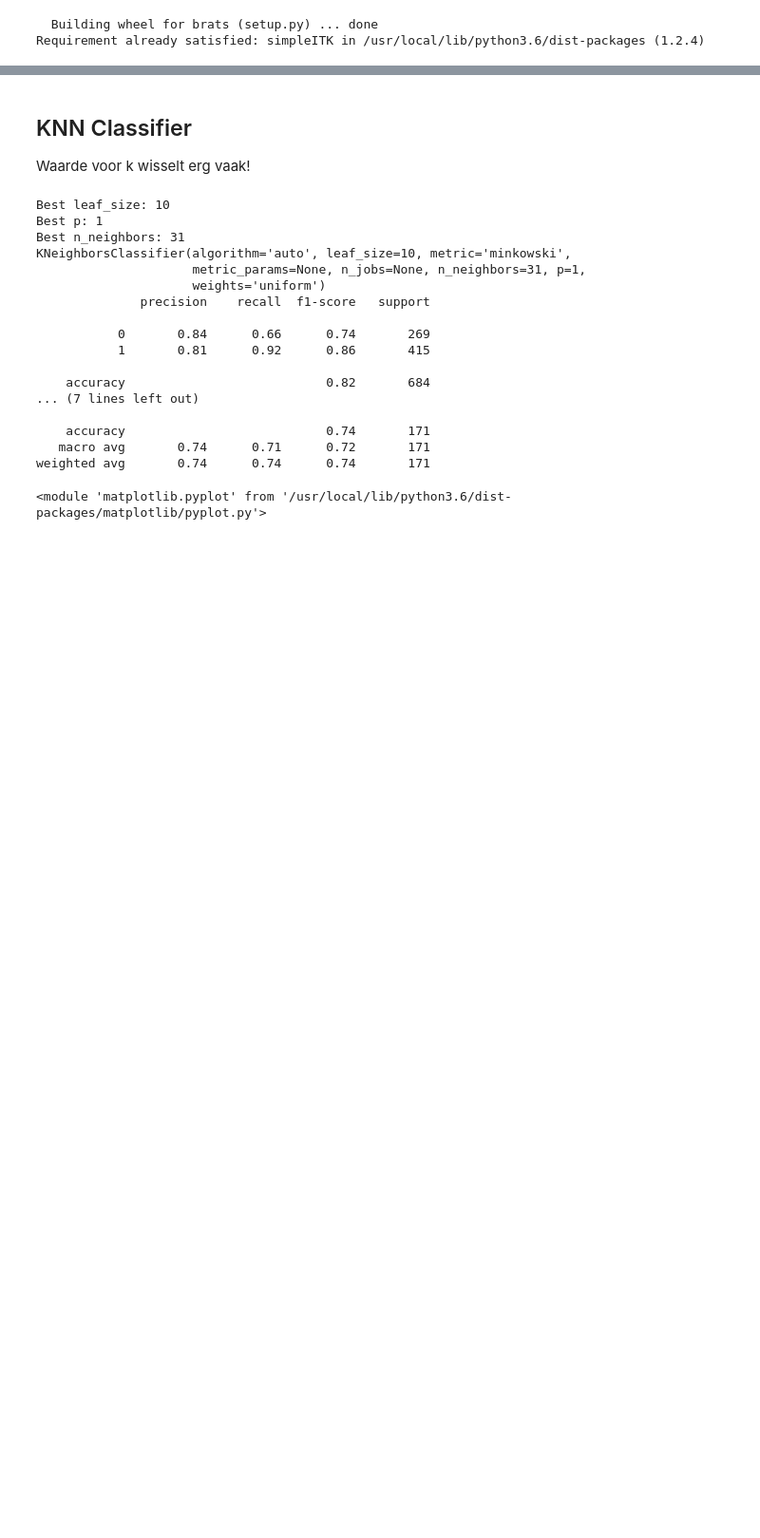
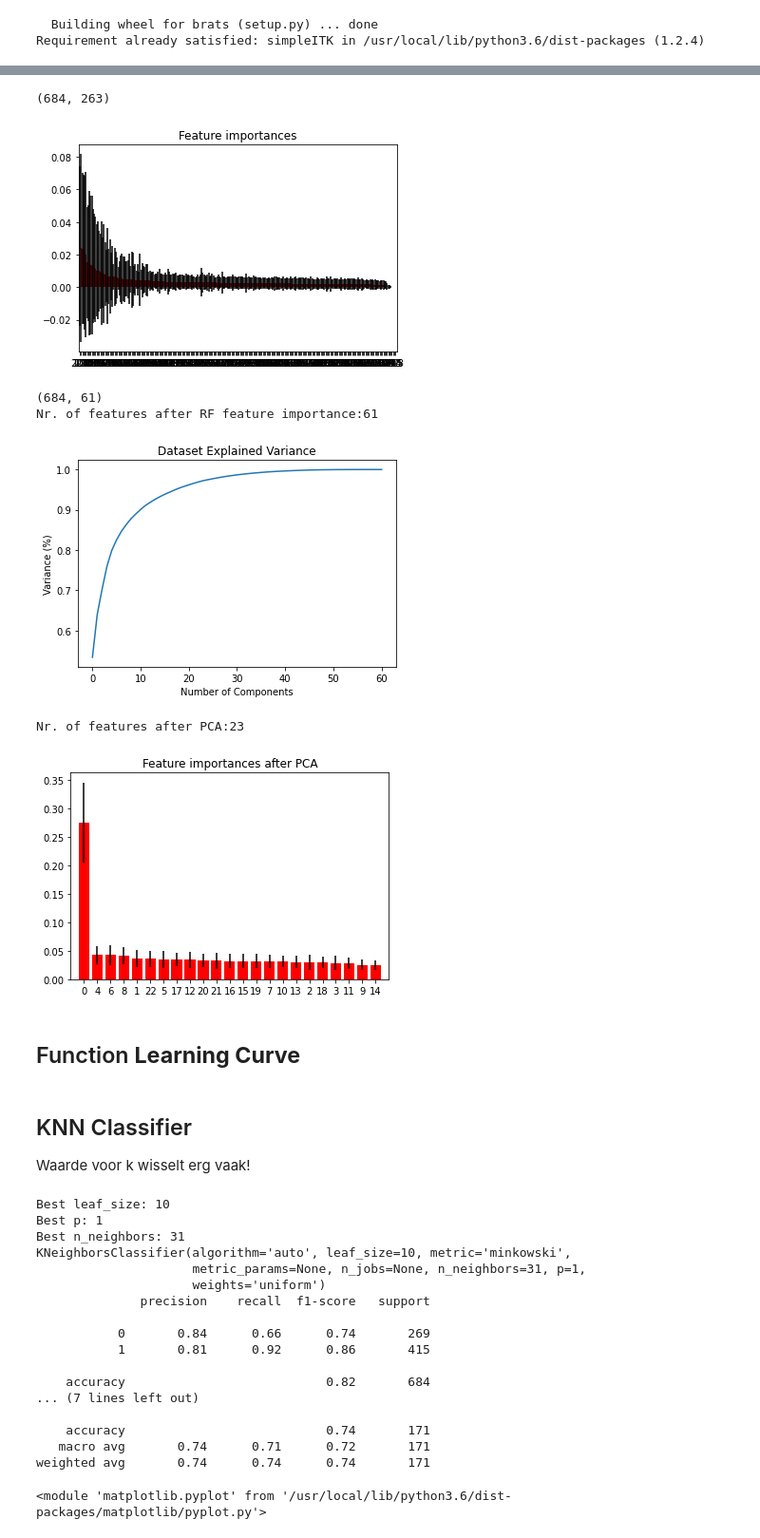
Before and after one commit to annawalstra/TM10007_Group5, a Jupyter notebook: assignment.ipynb, the cells around one changed output, grey strips where cells are left out. Shown at 95% size. Saved outputs shown, nothing was run; the diff lists cells and outputs as text; code cells hidden in the pictures; blank space fills up the shorter version.

Commit message:
RF importances Anna

```diff
--- a/assignment.ipynb
+++ b/assignment.ipynb
@@ -179,3 +202,81 @@ Nr. of components:67
+# %%
+from sklearn.ensemble import ExtraTreesClassifier
+from sklearn.feature_selection import SelectFromModel
+
+print(X_train_scaled.shape)
+
+clf = ExtraTreesClassifier(n_estimators=50)
+clf = clf.fit(X_train_scaled, Y_train)
+clf.feature_importances_
+
+# Plot the feature importances of the forest
+importances = clf.feature_importances_
+indices = np.argsort(importances)[::-1]
+std = np.std([tree.feature_importances_ for tree in clf.estimators_],
+             axis=0)
+plt.figure()
+plt.title("Feature importances")
+plt.bar(range(X_train_scaled.shape[1]), importances[indices],
+       color="r", yerr=std[indices], align="center")
+plt.xticks(range(X_train_scaled.shape[1]), indices)
+plt.xlim([-1, X_train_scaled.shape[1]])
+plt.show()
+
+model = SelectFromModel(clf, prefit=True, threshold= "1*mean")
+X_new = model.transform(X_train_scaled)
+X_new_test = model.transform(X_test_scaled)
+
+print(X_new.shape)
+print(f"Nr. of features after RF feature importance:{X_new.shape[1]}")
+
+#Fitting the PCA algorithm with our Data
+pca = PCA().fit(X_new)
+#Plotting the Cumulative Summation of the Explained Variance
+plt.figure()
+plt.plot(np.cumsum(pca.explained_variance_ratio_))
+plt.xlabel('Number of Components')
+plt.ylabel('Variance (%)') #for each component
+plt.title('Dataset Explained Variance')
+plt.show()
+
+# Perform a PCA
+var = np.cumsum(pca.explained_variance_ratio_)
+n_components = np.where(var > 0.97)[0][0]
+print(f"Nr. of features after PCA:{n_components}")
+
+# Perform a PCA
+pca = decomposition.PCA(n_components=n_components)
+pca.fit(X_new)
+X_pca_train = pca.transform(X_new)
+X_pca_test = pca.transform(X_new_test)
+
+# Plot importances of PCA selected features
+clf = ExtraTreesClassifier(n_estimators=50)
+clf = clf.fit(X_pca_train, Y_train)
+clf.feature_importances_
+
+# Plot the feature importances of the forest
+importances = clf.feature_importances_
+indices = np.argsort(importances)[::-1]
+std = np.std([tree.feature_importances_ for tree in clf.estimators_],
+             axis=0)
+plt.figure()
+plt.title("Feature importances after PCA")
+plt.bar(range(X_pca_train.shape[1]), importances[indices],
+       color="r", yerr=std[indices], align="center")
+plt.xticks(range(X_pca_train.shape[1]), indices)
+plt.xlim([-1, X_pca_train.shape[1]])
+plt.show()
+# %% [output]
+(684, 263)
+[figure, added]
+(684, 61)
+Nr. of features after RF feature importance:61
+[figure, added]
+Nr. of features after PCA:23
+[figure, added]
+# %% [markdown]
+## Function **Learning Curve**
 # %%
 def plot_learning_curve(estimator, title, X, y, axes, ylim=None, cv=None,
                         n_jobs=None, train_sizes=np.linspace(.1, 1.0, 5)):
```
Also changed, not shown: parts of 9 cells of this notebook.
